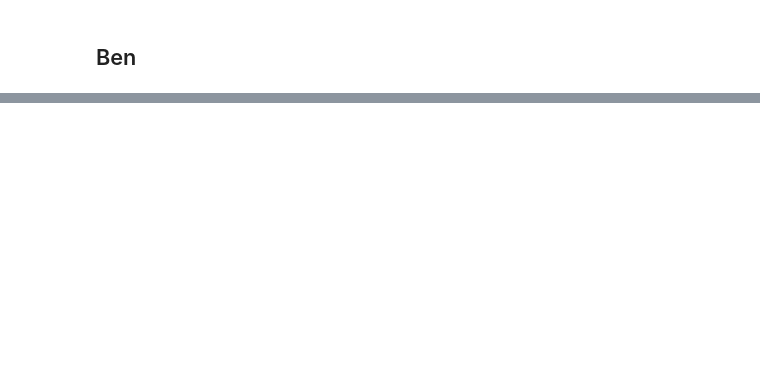
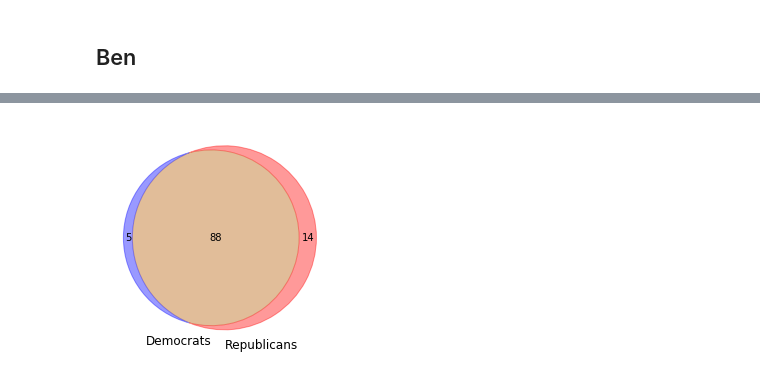
Before and after one commit to Benjamin-Rahm/ADA2018-Project-gjems_rahm_vold, a Jupyter notebook: Project.ipynb, the cells around one changed output, grey strips where cells are left out. Drawn from its saved outputs; the diff is of its cells as text; code cells hidden in the pictures; blank space fills up the shorter version.

Commit message:
requirements+venn

```diff
--- a/Project.ipynb
+++ b/Project.ipynb
@@ -694,0 +936,43 @@ liar.keywords[2]
+# %%
+# Drop rows with NaN in 'subject'
+temp1 = liar.dropna(subset=['subject'])
+
+# Create a dataframe where statements with more than one subject are eploded in multiple rows
+subject_list = temp1['subject'].str.split(',').tolist()
+subject_df = pd.DataFrame(subject_list, index=temp1['statement_id'])\
+               .stack()\
+               .reset_index()[['statement_id', 0]]\
+               .rename(columns={0:'subject'})\
+               .merge(temp1.drop('subject', axis=1), on='statement_id')\
+               .filter(['statement_id', 'subject', 'label', 'party'])
+
+# Find subject addressed by democrats
+democrat_subjects = subject_df.where(liar['party'] == 'democrat').groupby(['subject', 'label'])\
+                              .count()\
+                              .reset_index()\
+                              .filter(['subject', 'label', 'statement_id'])\
+                              .rename(columns={'statement_id':'count'})
+
+# Find subject addressed by republicans
+republican_subjects = subject_df.where(liar['party'] == 'republican').groupby(['subject', 'label'])\
+                                .count()\
+                                .reset_index()\
+                                .filter(['subject', 'label', 'statement_id'])\
+                                .rename(columns={'statement_id':'count'})
+
+# Merge the two above dataframes
+venn_subjects = democrat_subjects.merge(republican_subjects, on=['subject', 'label'], how='outer',
+                                        suffixes=('_democrat','_republican'))\
+                                 .groupby('subject').sum()\
+                                 .replace(np.arange(10).tolist(), np.nan)
+
+# Count the number subjects for democrats only, republicans only and for both of them
+total_common     = venn_subjects.dropna()                           .shape[0]
+total_democrat   = venn_subjects.dropna(subset=['count_democrat']).shape[0]-total_common
+total_republican = venn_subjects.dropna(subset=['count_republican'])  .shape[0]-total_common
+
+c = venn2(subsets = (total_democrat, total_republican, total_common), set_labels = ('Democrats', 'Republicans'))
+c.get_patch_by_id('10').set_color('blue')
+c.get_patch_by_id('01').set_color('red')
+# %% [output]
+[figure, added]
```
Also changed, not shown: parts of 35 cells of this notebook, 1 other file.
